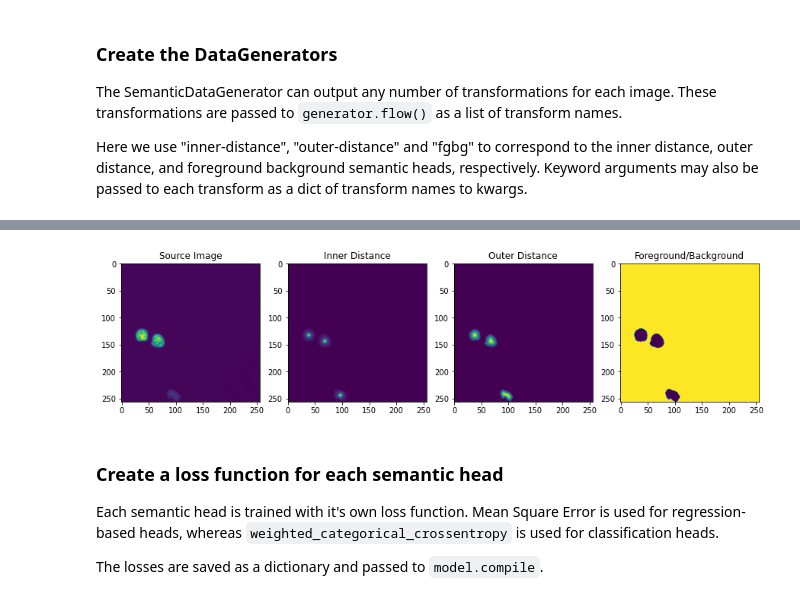
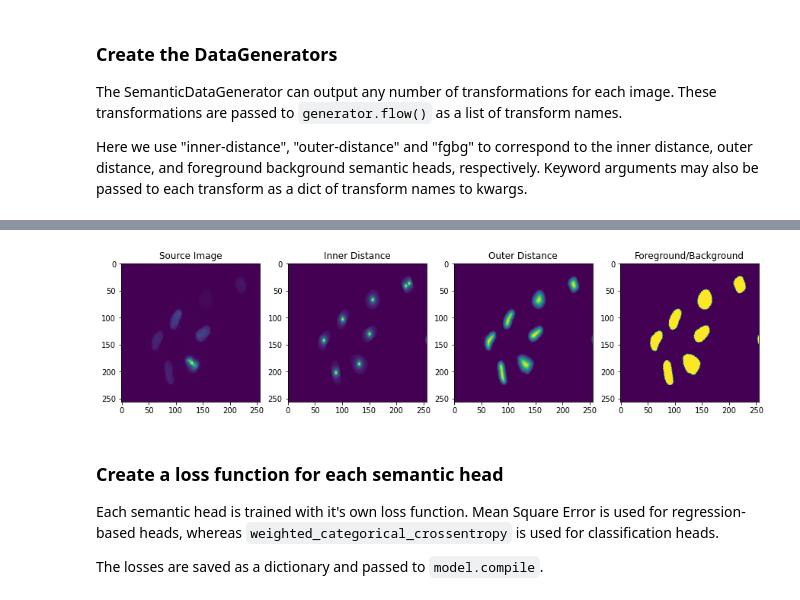
Before and after one commit to vanvalenlab/intro-to-deepcell, a Jupyter notebook: model_training/training_with_deepcell-tf.ipynb, the cells around one changed output, grey strips where cells are left out. Saved outputs shown, nothing was run; the diff lists cells and outputs as text; code cells hidden in the pictures.

```diff
--- a/model_training/training_with_deepcell-tf.ipynb
+++ b/model_training/training_with_deepcell-tf.ipynb
@@ -38,10 +36,10 @@ import deepcell
 # %%
 # Create a Dataset object to easily download and split the data.
 hela_s3 = deepcell.datasets.Dataset(
-    path='HeLa_S3_nuclear.npz',
+    path='hela_s3_nuclear_256.npz',
     url=('https://deepcell-data.s3-us-west-1.amazonaws.com/'
          'demos/janelia/hela_s3_nuclear_256.npz'),
-    file_hash='8ea254ac375dc453ff9072d289d5dc4e',
+    file_hash='8ea254ac375dc453ff9072d289d5dc4e',  # checksum for the S3 file.
     metadata=None
 )
 
@@ -97,9 +96,7 @@ There are a number of tunable hyper parameters necessary for training deep learn
 from tensorflow.keras.optimizers import SGD, Adam
 from deepcell.utils.train_utils import rate_scheduler
 
-model_name = 'nuclear_deep_watershed'
-
-n_epoch = 5  # Number of training epochs
+n_epoch = 5
 
 lr = 1e-4
 optimizer = Adam(lr=lr, clipnorm=0.001)
@@ -107,7 +104,7 @@ lr_sched = rate_scheduler(lr=lr, decay=0.99)
 
 batch_size = 8
 
-min_objects = 3  # throw out images with fewer than this many objects
+min_objects = 2
 # %% [markdown]
 ### Create the DataGenerators
 
@@ -118,13 +115,13 @@ Here we use "inner-distance", "outer-distance" and "fgbg" to correspond to the i
 from deepcell import image_generators
 
 transforms = ['inner-distance', 'outer-distance', 'fgbg']
-transforms_kwargs = {'outer-distance': {'erosion_width': 1}}
+transforms_kwargs = {'outer-distance': {'erosion_width': 0}}
 
 
 # use augmentation for training but not validation
 datagen = image_generators.SemanticDataGenerator(
     rotation_range=180,
-    shear_range=0,
+    fill_mode='reflect',
     zoom_range=(0.75, 1.25),
     horizontal_flip=True,
     vertical_flip=True)
@@ -152,30 +149,30 @@ WARNING:tensorflow:Removing 81 of 432 images with fewer than 3 objects.
 # %%
 from matplotlib import pyplot as plt
 
 inputs, outputs = train_data.next()
 
 img = inputs[0]
 inner_distance = outputs[0]
 outer_distance = outputs[1]
 fgbg = outputs[2]
 
 fig, axes = plt.subplots(1, 4, figsize=(15, 15))
 
 axes[0].imshow(img[..., 0])
 axes[0].set_title('Source Image')
 
 axes[1].imshow(inner_distance[0, ..., 0])
 axes[1].set_title('Inner Distance')
 
 axes[2].imshow(outer_distance[0, ..., 0])
 axes[2].set_title('Outer Distance')
 
-axes[3].imshow(fgbg[0, ..., 0])
+axes[3].imshow(fgbg[0, ..., 1])
 axes[3].set_title('Foreground/Background')
 
 plt.show()
 # %% [output]
-[figure, old version]
+[figure, new version]
 # %% [markdown]
 ### Create a loss function for each semantic head
 
```
Also changed, not shown: parts of 15 cells of this notebook.
